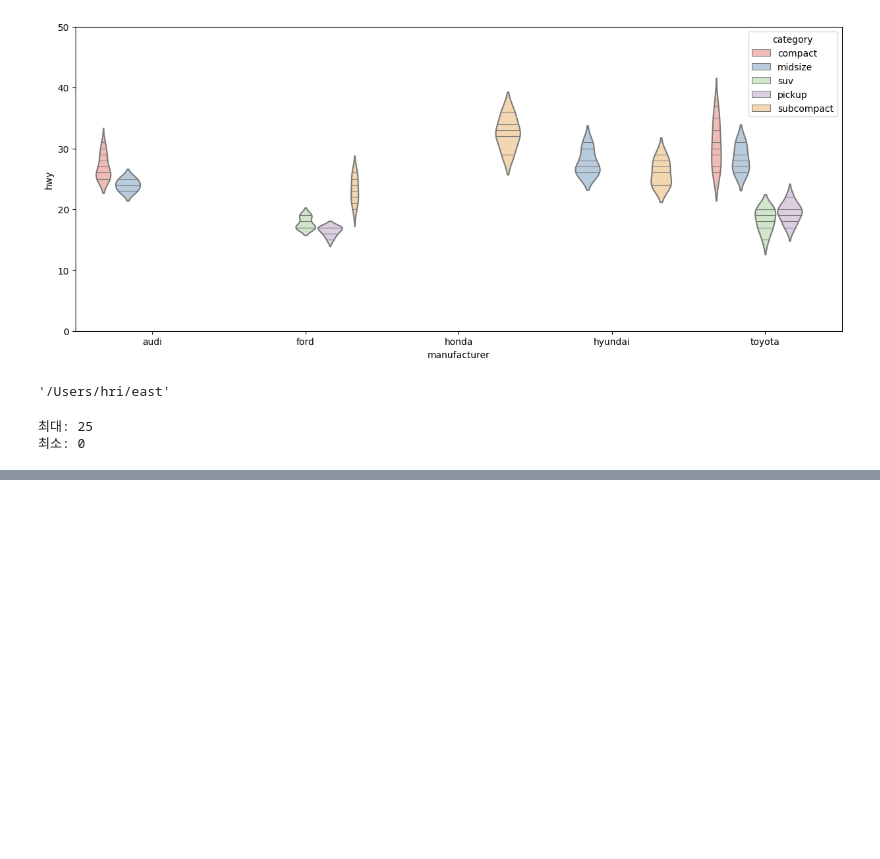
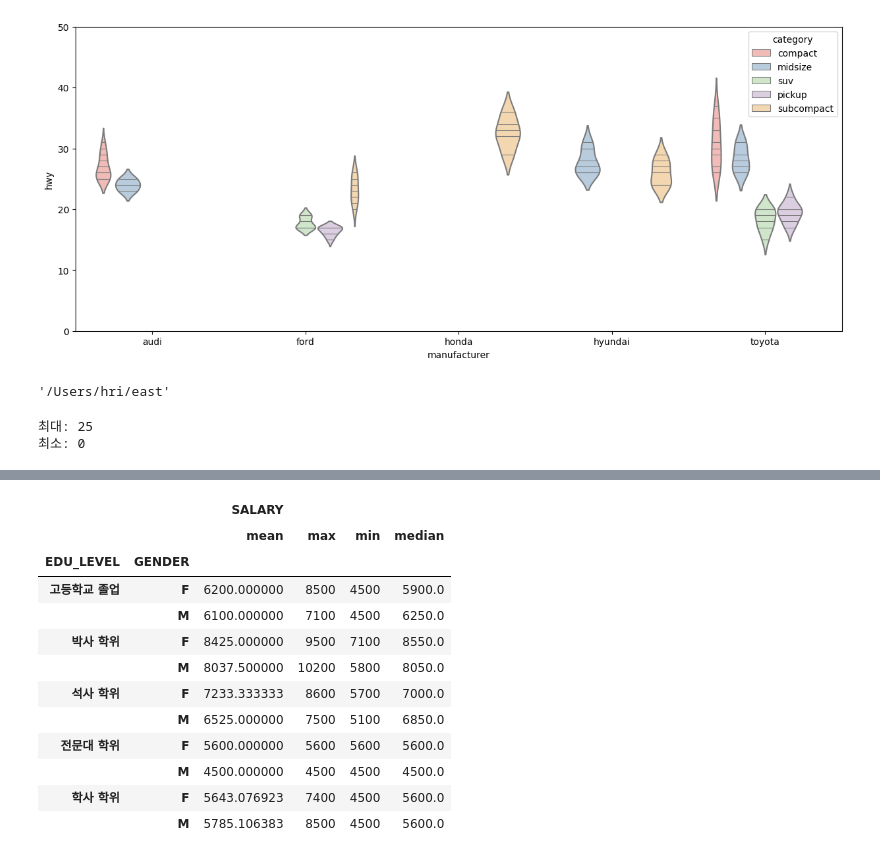
Before and after one commit to ryuihwang/practicing, a Jupyter notebook: Untitled3.ipynb, the cells around one changed output, grey strips where cells are left out. Cells and saved outputs as stored; diff of their text form; code cells hidden in the pictures; blank space fills up the shorter version.

```diff
--- a/Untitled3.ipynb
+++ b/Untitled3.ipynb
@@ -147,0 +177,20 @@ print("최소:", hr_info['SERVICE_YEAR'].min())
+# %%
+###그룹화 후 여러 통계값 확인가능
+#교육수준과 성별에 따른 평균, 최대, 최소, 중앙 연봉 값 확인
+hr_info[['EDU_LEVEL','GENDER','SALARY']].groupby(['EDU_LEVEL','GENDER']).describe()
+#agg 함수 사용해서 여러가지 집계함수 동시에 확인 가능
+hr_info[['EDU_LEVEL','GENDER','SALARY']].groupby(['EDU_LEVEL','GENDER']).agg(['mean','max','min','median'])
+# %% [output]
+|  |  | SALARY |  |  |  |
+|  |  | mean | max | min | median |
+| EDU_LEVEL | GENDER |  |  |  |  |
+| 고등학교 졸업 | F | 6200.000000 | 8500 | 4500 | 5900.0 |
+|  | M | 6100.000000 | 7100 | 4500 | 6250.0 |
+| 박사 학위 | F | 8425.000000 | 9500 | 7100 | 8550.0 |
+|  | M | 8037.500000 | 10200 | 5800 | 8050.0 |
+| 석사 학위 | F | 7233.333333 | 8600 | 5700 | 7000.0 |
+|  | M | 6525.000000 | 7500 | 5100 | 6850.0 |
+| 전문대 학위 | F | 5600.000000 | 5600 | 5600 | 5600.0 |
+|  | M | 4500.000000 | 4500 | 4500 | 4500.0 |
+| 학사 학위 | F | 5643.076923 | 7400 | 4500 | 5600.0 |
+|  | M | 5785.106383 | 8500 | 4500 | 5600.0 |
```
Also changed, not shown: parts of 8 cells of this notebook, 9 other files.
